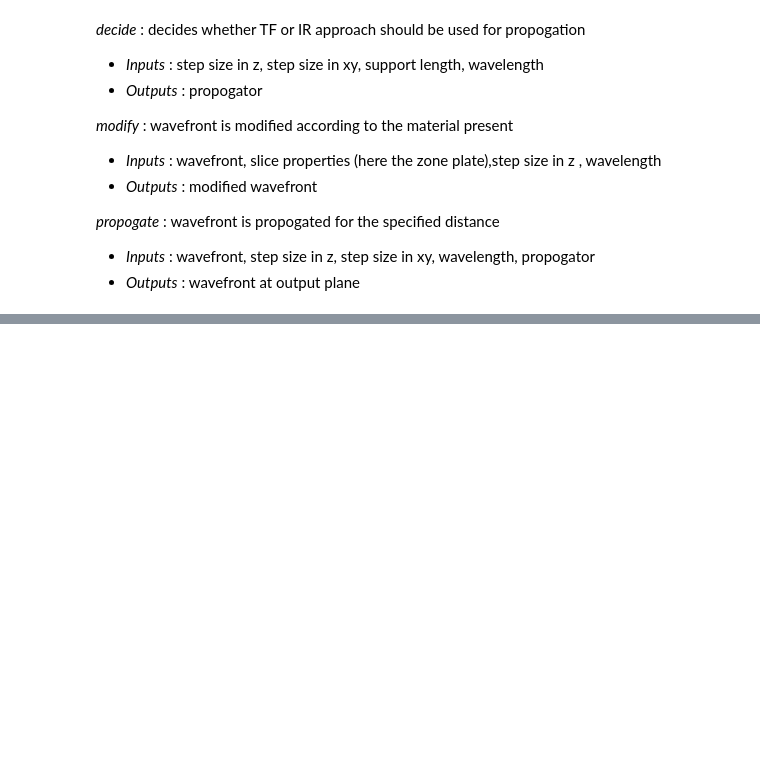
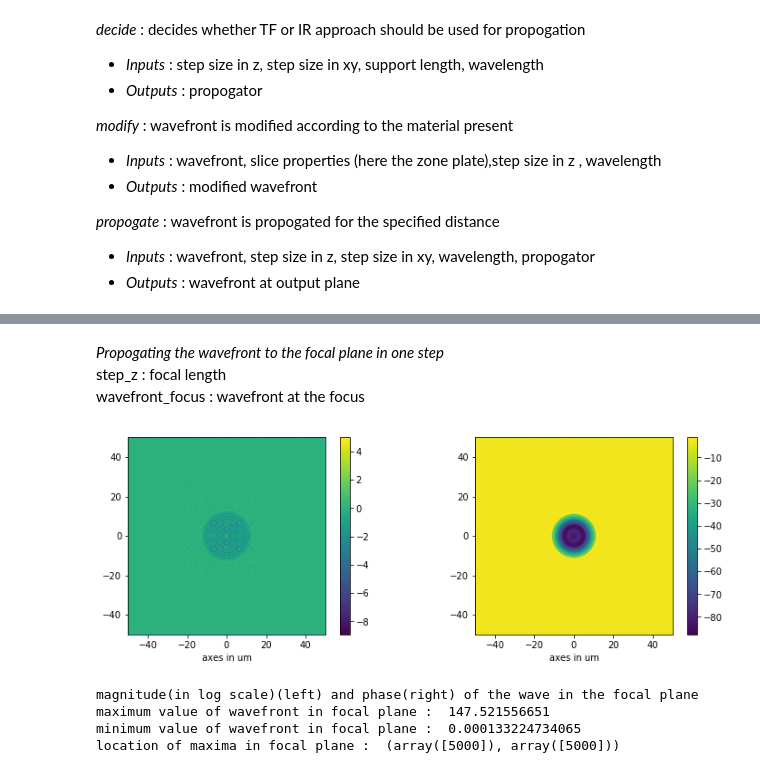
Before and after one commit to CXS-Scattering/zone_plate_testing, a Jupyter notebook: simulate_zp.ipynb, the cells around one changed output, grey strips where cells are left out. Saved outputs shown, nothing was run; the diff lists cells and outputs as text; code cells hidden in the pictures; blank space fills up the shorter version.

```diff
--- a/simulate_zp.ipynb
+++ b/simulate_zp.ipynb
@@ -105,0 +148,24 @@ def simulate(wavefront,zp,prop_steps,zone_plate_length,n,N1=0,N2=0):
+# %% [markdown]
+*Propogating the wavefront to the focal plane in one step*<br>
+step_z          : focal length<br>
+wavefront_focus : wavefront at the focus
+# %%
+fig, (ax1,ax2) = plt.subplots(1,2)
+im1 = ax1.imshow(np.log(abs(wavefront_focus)),extent = zp_coords)
+fig.colorbar(im1,ax = ax1)
+ax1.set_xlabel('axes in um')
+im2 = ax2.imshow(unwrap_phase(np.angle(wavefront_focus)),extent = zp_coords)
+fig.subplots_adjust(right=1.75)
+ax2.set_xlabel('axes in um')
+fig.colorbar(im2,ax = ax2)
+plt.show()
+print('magnitude(in log scale)(left) and phase(right) of the wave in the focal plane')
+print('maximum value of wavefront in focal plane : ',np.max(abs(wavefront_focus)))
+print('minimum value of wavefront in focal plane : ',np.min(abs(wavefront_focus)))
+print('location of maxima in focal plane : ',np.where(abs(wavefront_focus)==np.max(abs(wavefront_focus))))
+# %% [output]
+[figure, added]
+magnitude(in log scale)(left) and phase(right) of the wave in the focal plane
+maximum value of wavefront in focal plane :  147.521556651
+minimum value of wavefront in focal plane :  0.000133224734065
+location of maxima in focal plane :  (array([5000]), array([5000]))
```
Also changed, not shown: parts of 18 cells of this notebook, 1 other file.
